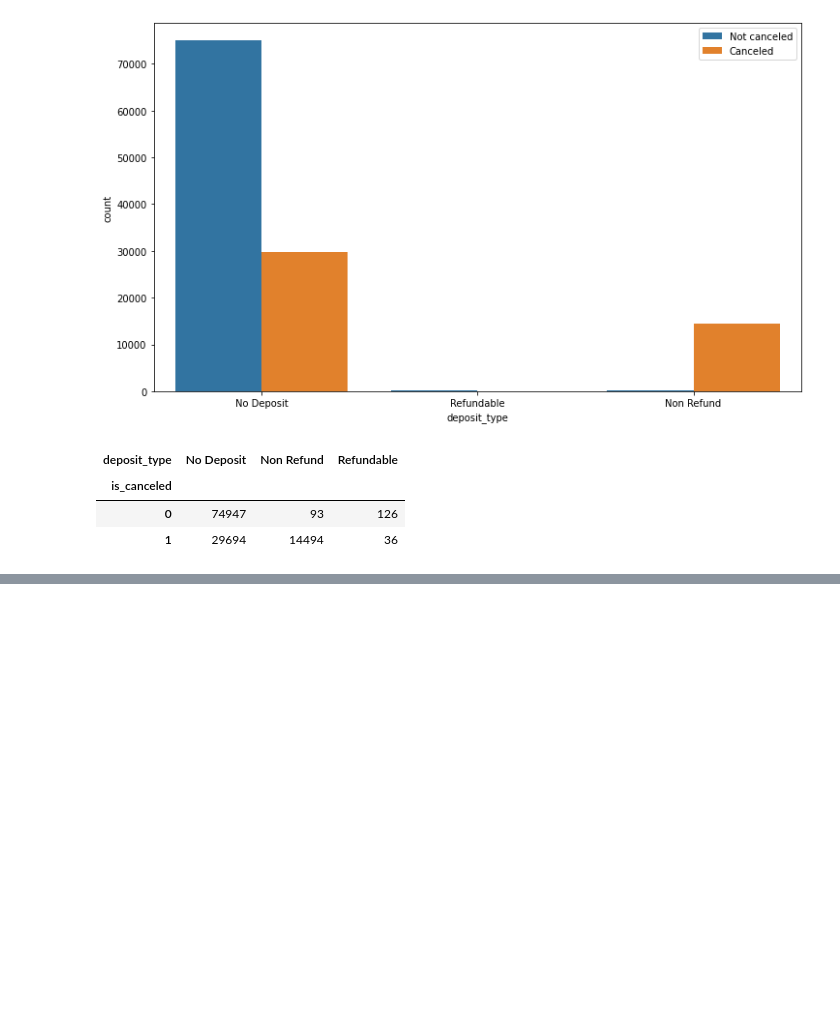
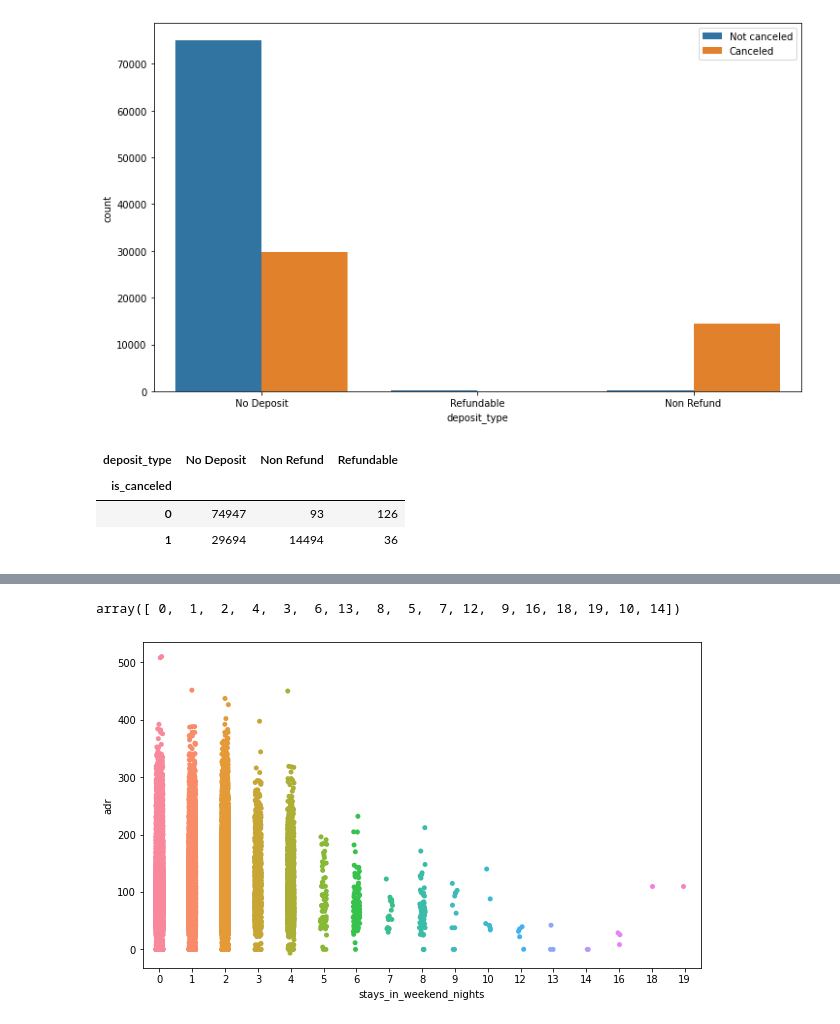
Before and after one commit to manisha-dhanuka/EDA-Project, a Jupyter notebook: Hotel_Booking_Analysis.ipynb, the cells around one changed output, grey strips where cells are left out. Cells and saved outputs as stored; diff of their text form; code cells hidden in the pictures; blank space fills up the shorter version.

```diff
--- a/Hotel_Booking_Analysis.ipynb
+++ b/Hotel_Booking_Analysis.ipynb
@@ -316,3 +323,5 @@ plt.show()
+# %%
+hotel_df = hotel_df[hotel_df['adr']<1000]
 # %%
 # Analysing Days in waiting list:
 plt.figure(figsize =(15,5))
@@ -494,0 +518,10 @@ hotel_df.pivot_table(index = 'is_canceled',columns= 'deposit_type',values= 'hote
+# %%
+hotel_df['stays_in_weekend_nights'].unique()
+# %% [output]
+array([ 0,  1,  2,  4,  3,  6, 13,  8,  5,  7, 12,  9, 16, 18, 19, 10, 14])
+# %%
+# weekend_nights---> adr
+plt.figure(figsize =(10,6))
+sns.stripplot(data = hotel_df, x= 'stays_in_weekend_nights', y='adr');
+# %% [output]
+[figure, added]
```
Also changed, not shown: parts of 10 cells of this notebook.
